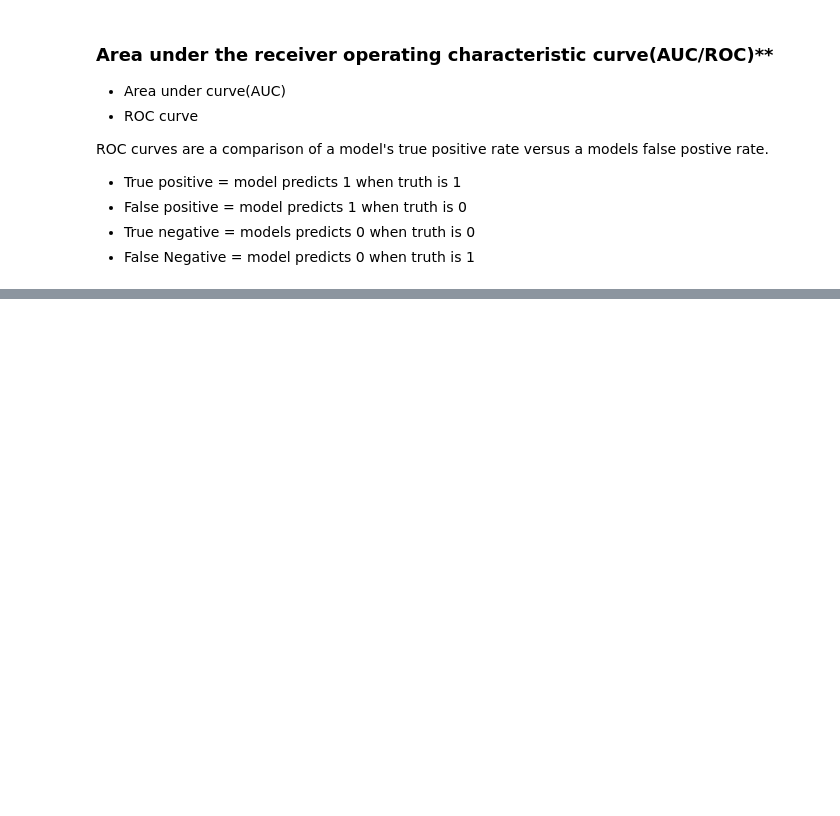
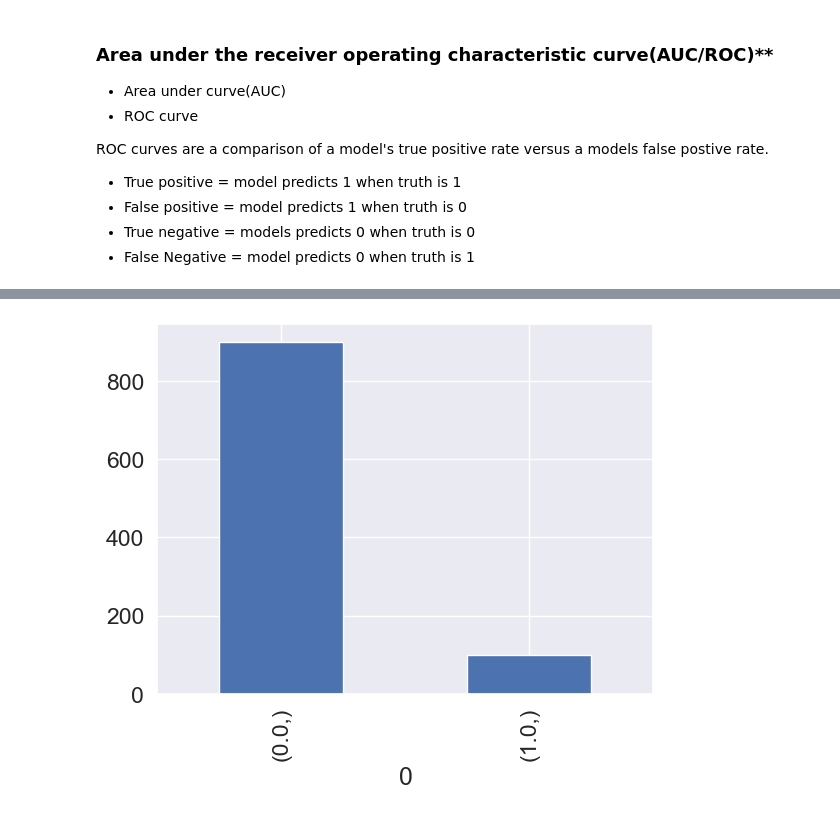
Before and after one commit to LivingstonTardzenyuy/Data-Science-Machine-Learning, a Jupyter notebook: Scikit-Learn/Introduction to Scikit-Learn.ipynb, the cells around one changed output, grey strips where cells are left out. Drawn from its saved outputs; the diff is of its cells as text; code cells hidden in the pictures; blank space fills up the shorter version.

```diff
--- a/Scikit-Learn/Introduction to Scikit-Learn.ipynb
+++ b/Scikit-Learn/Introduction to Scikit-Learn.ipynb
@@ -1110,0 +1186,7 @@ Text(0, 0.5, 'True positive Rate')
+# %%
+# Where precision and recall become valuable.
+
+disease_true = np.zeros(1000)
+disease_true[:100] = 1
+disease_preds = np.zeros(1000)
+pd.DataFrame(classification_report(disease_true, disease_preds, output_dict=True))
@@ -1110,0 +1199,8 @@ Text(0, 0.5, 'True positive Rate')
+# %%
+dd = pd.DataFrame(disease_true)
+# %%
+dd.value_counts().plot(
+    kind='bar'
+);
+# %% [output]
+[figure, added]
```
Also changed, not shown: parts of 26 cells of this notebook.
